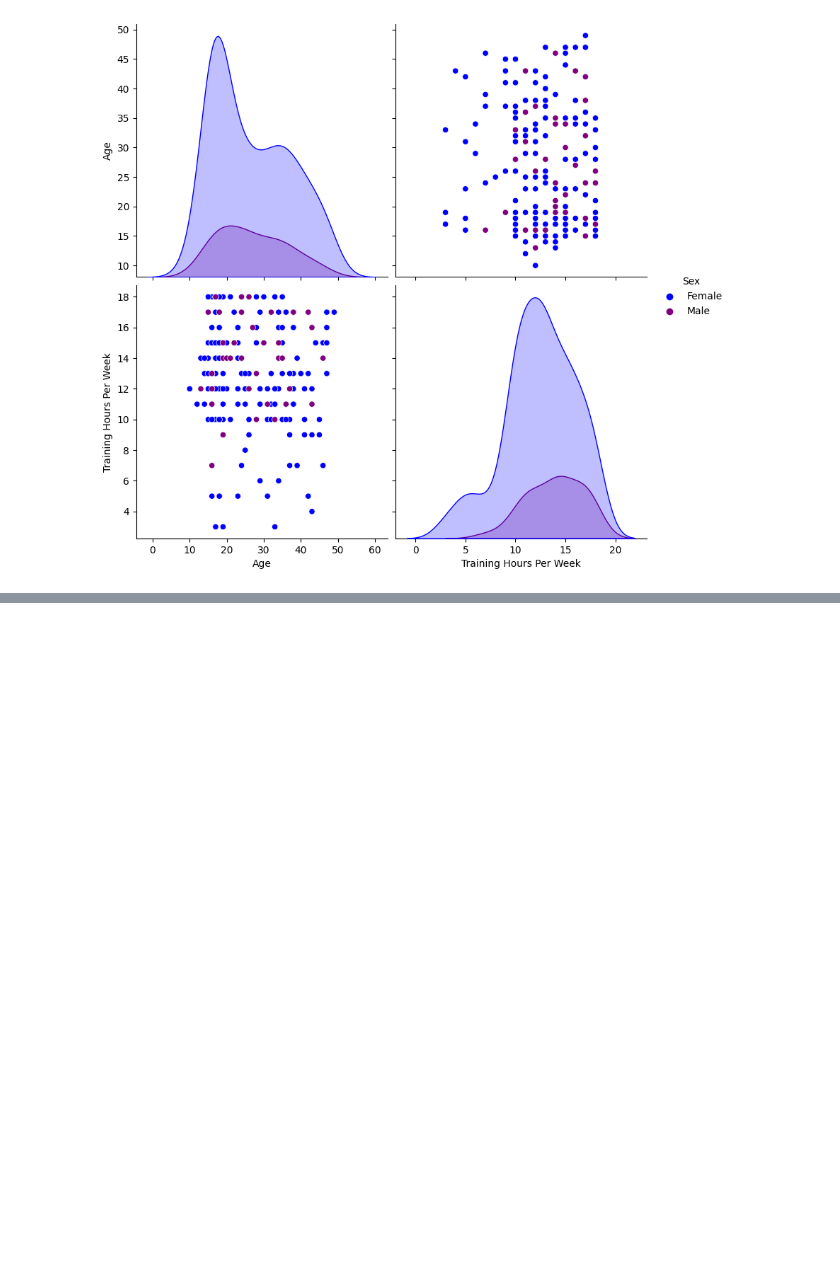
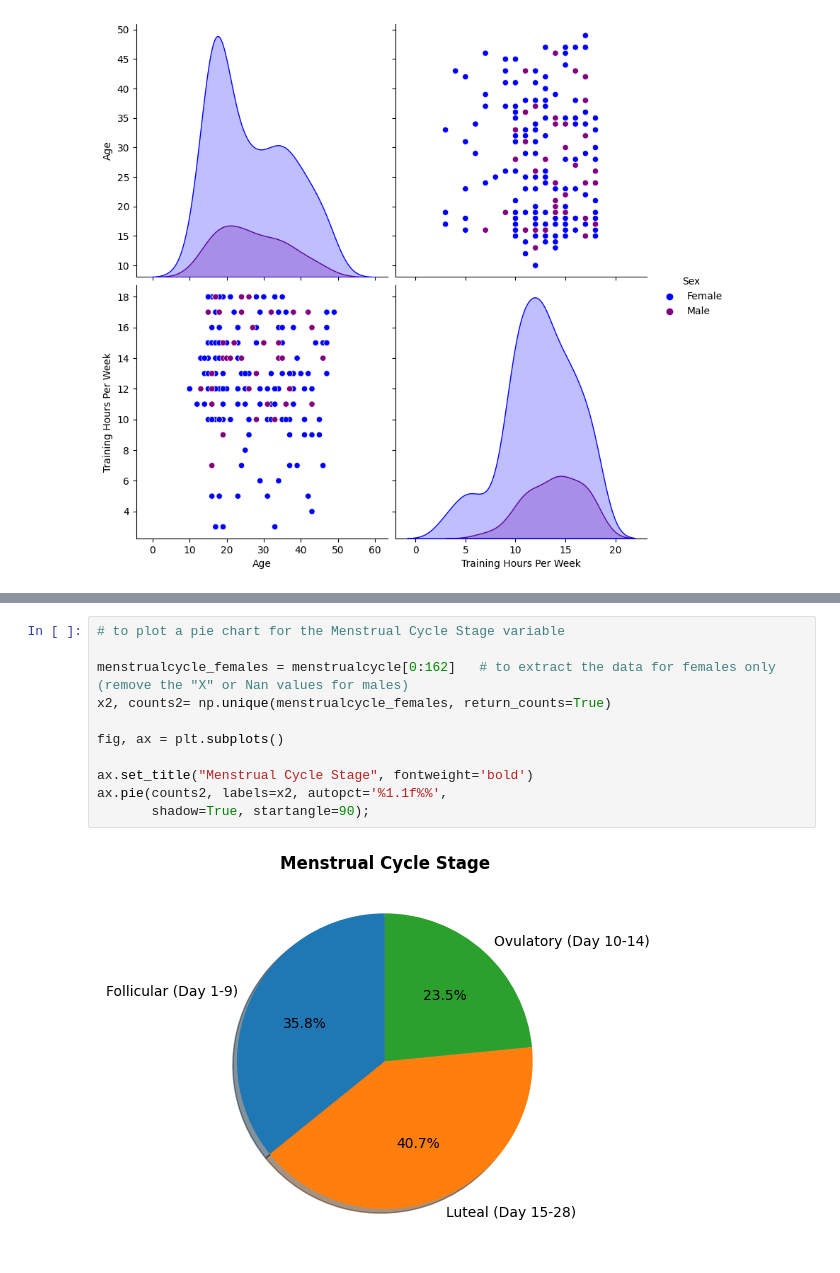
Before and after one commit to rachel-king4/PfDA_Assignment, a Jupyter notebook: PfDA Assignment.ipynb, the cells around one changed output, grey strips where cells are left out. Cells and saved outputs as stored; diff of their text form; blank space fills up the shorter version.

```diff
--- a/PfDA Assignment.ipynb
+++ b/PfDA Assignment.ipynb
@@ -402,0 +428,13 @@ How do the variables relate to each other - distributions etc
+# %%
+# to plot a pie chart for the Menstrual Cycle Stage variable
+
+menstrualcycle_females = menstrualcycle[0:162]   # to extract the data for females only (remove the "X" or Nan values for males)
+x2, counts2= np.unique(menstrualcycle_females, return_counts=True)
+
+fig, ax = plt.subplots()
+
+ax.set_title("Menstrual Cycle Stage", fontweight='bold')
+ax.pie(counts2, labels=x2, autopct='%1.1f%%',
+       shadow=True, startangle=90);
+# %% [output]
+[figure, added]
```
Also changed, not shown: parts of 25 cells of this notebook.
